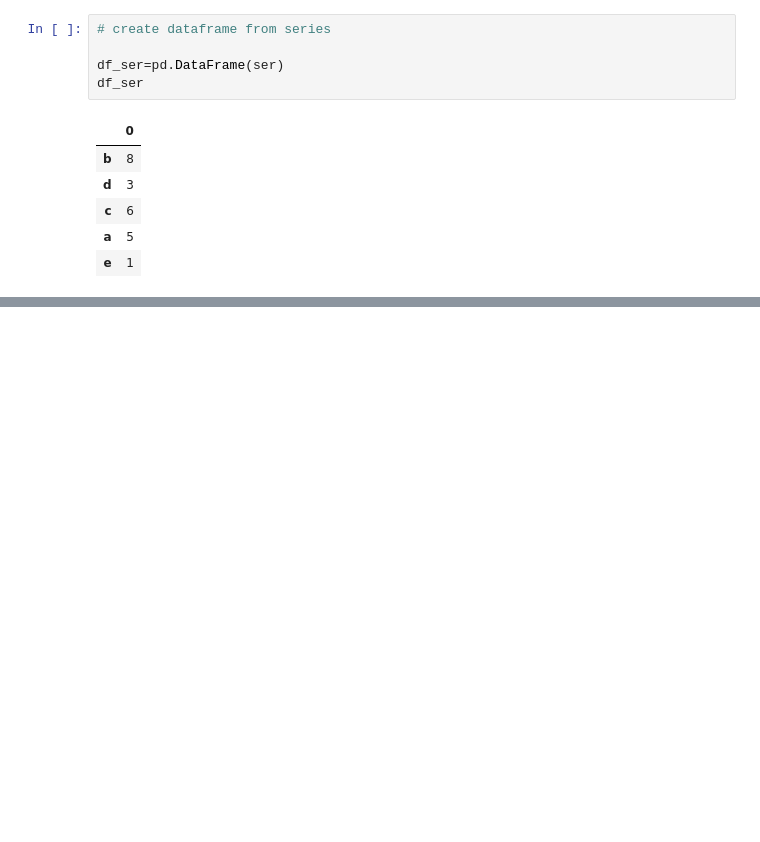
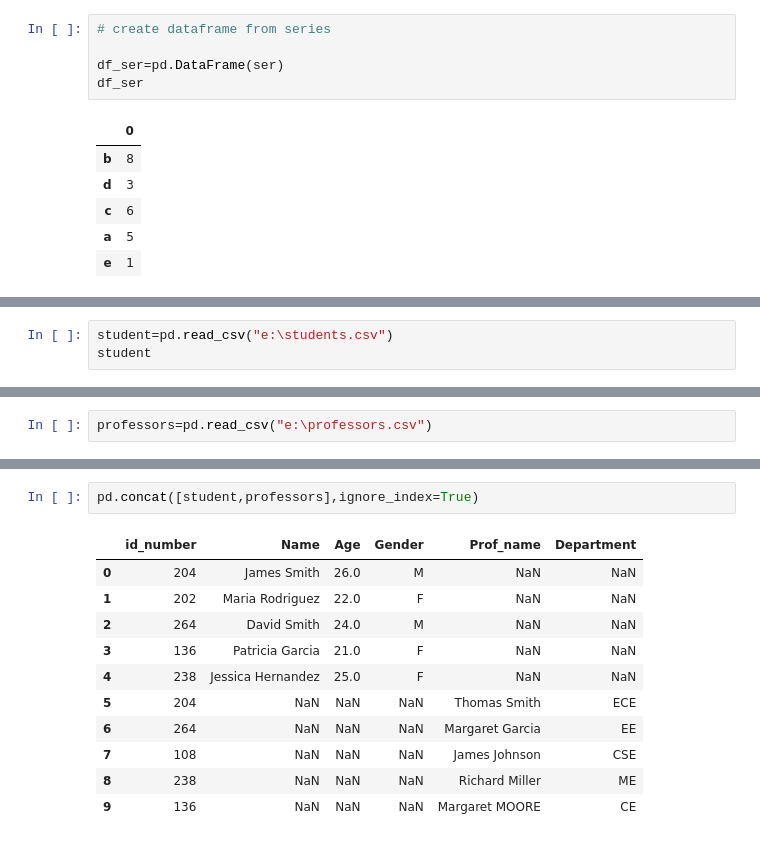
Before and after one commit to harshilgohil04/BIA_LMS-, a Jupyter notebook: pandas_manipulation.ipynb, the cells around one changed output, grey strips where cells are left out. Saved outputs shown, nothing was run; the diff lists cells and outputs as text; blank space fills up the shorter version.

```diff
--- a/pandas_manipulation.ipynb
+++ b/pandas_manipulation.ipynb
@@ -88,0 +320,3 @@ df
+# %%
+student=pd.read_csv("e:\students.csv")
+student
@@ -88,0 +330,2 @@ df
+# %%
+professors=pd.read_csv("e:\professors.csv")
@@ -88,0 +342,14 @@ df
+# %%
+pd.concat([student,professors],ignore_index=True)
+# %% [output]
+|  | id_number | Name | Age | Gender | Prof_name | Department |
+| 0 | 204 | James Smith | 26.0 | M | NaN | NaN |
+| 1 | 202 | Maria Rodriguez | 22.0 | F | NaN | NaN |
+| 2 | 264 | David Smith | 24.0 | M | NaN | NaN |
+| 3 | 136 | Patricia Garcia | 21.0 | F | NaN | NaN |
+| 4 | 238 | Jessica Hernandez | 25.0 | F | NaN | NaN |
+| 5 | 204 | NaN | NaN | NaN | Thomas Smith | ECE |
+| 6 | 264 | NaN | NaN | NaN | Margaret Garcia | EE |
+| 7 | 108 | NaN | NaN | NaN | James Johnson | CSE |
+| 8 | 238 | NaN | NaN | NaN | Richard Miller | ME |
+| 9 | 136 | NaN | NaN | NaN | Margaret MOORE | CE |
```
Also changed, not shown: parts of 30 cells of this notebook.
